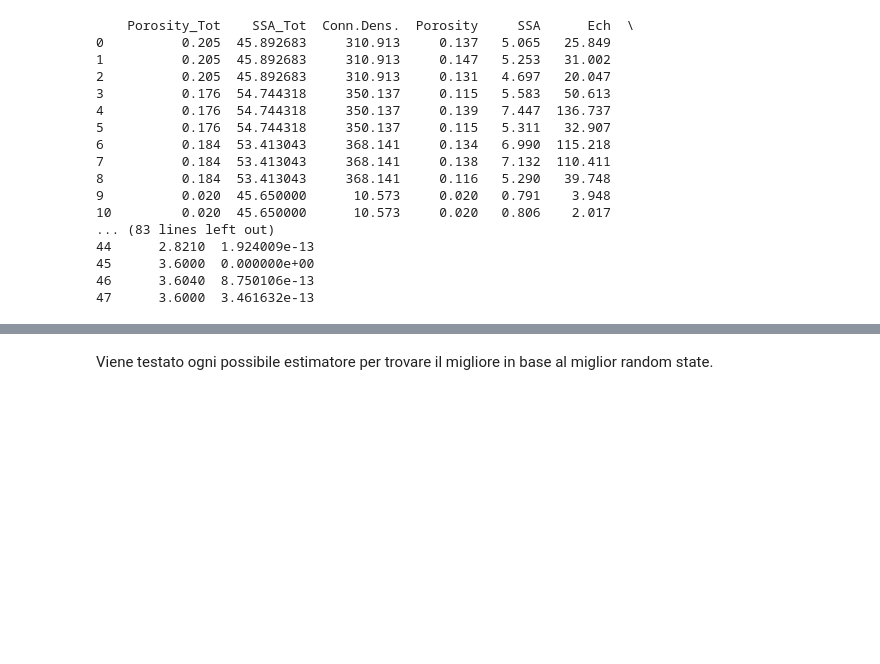
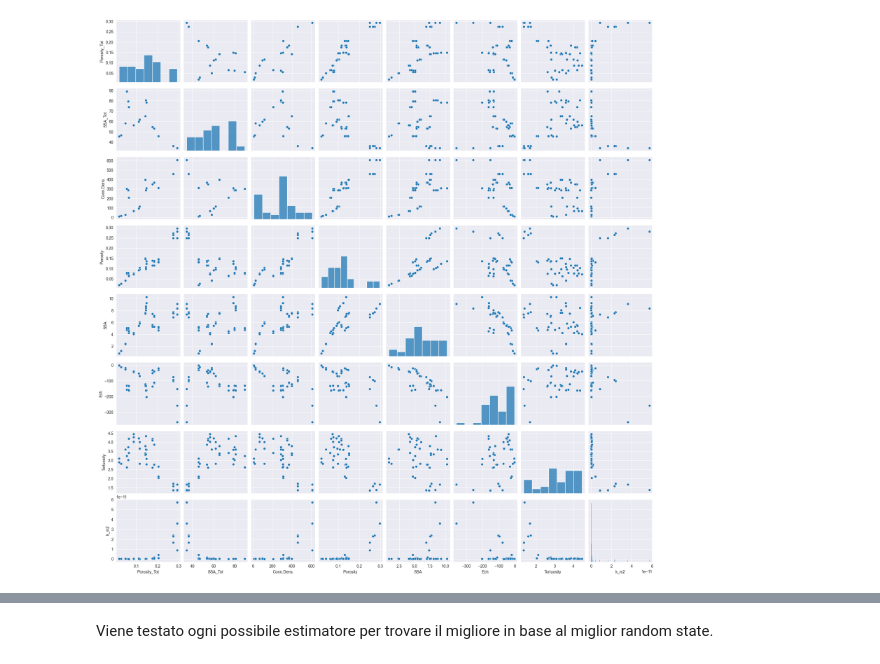
Before and after one commit to LorisMinetti/Permeability_Eval_AI, a Jupyter notebook: Notebook.ipynb, the cells around one changed output, grey strips where cells are left out. Cells and saved outputs as stored; diff of their text form; code cells hidden in the pictures; blank space fills up the shorter version.

```diff
--- a/Notebook.ipynb
+++ b/Notebook.ipynb
@@ -43,3 +125,12 @@ print(df)
+# %%
+import numpy as np
+# Crea grafici di dispersione per tutte le coppie di variabili
+# df['Ech'] = -df['Ech']
+
+sns.pairplot(df)
+plt.show()
+# %% [output]
+[figure, added]
 # %%
 import pandas as pd
 
@@ -73,30 +155,2 @@ df.reset_index(drop=True, inplace=True)
-# %%
-from sklearn.preprocessing import MinMaxScaler
-import matplotlib.pyplot as plt
-import numpy as np
-
-#Standardizza i dati con lo scaler
-scaler = MinMaxScaler()
-df['Ech'] = -df['Ech']  # Trasforma tutti i valori della colonna Ech in positivi
-
-print(df)
-# %% [output]
-    Porosity_Tot    SSA_Tot  Conn.Dens.  Porosity     SSA      Ech  \
-0          0.205  45.892683     310.913     0.137   5.065   25.849
-1          0.205  45.892683     310.913     0.147   5.253   31.002
-2          0.205  45.892683     310.913     0.131   4.697   20.047
-3          0.176  54.744318     350.137     0.115   5.583   50.613
-4          0.176  54.744318     350.137     0.139   7.447  136.737
-5          0.176  54.744318     350.137     0.115   5.311   32.907
-6          0.184  53.413043     368.141     0.134   6.990  115.218
-7          0.184  53.413043     368.141     0.138   7.132  110.411
-8          0.184  53.413043     368.141     0.116   5.290   39.748
-9          0.020  45.650000      10.573     0.020   0.791    3.948
-10         0.020  45.650000      10.573     0.020   0.806    2.017
-... (83 lines left out)
-44      2.8210  1.924009e-13
-45      3.6000  0.000000e+00
-46      3.6040  8.750106e-13
-47      3.6000  3.461632e-13
 # %%
 
```
Also changed, not shown: parts of 15 cells of this notebook, 1 other file.
